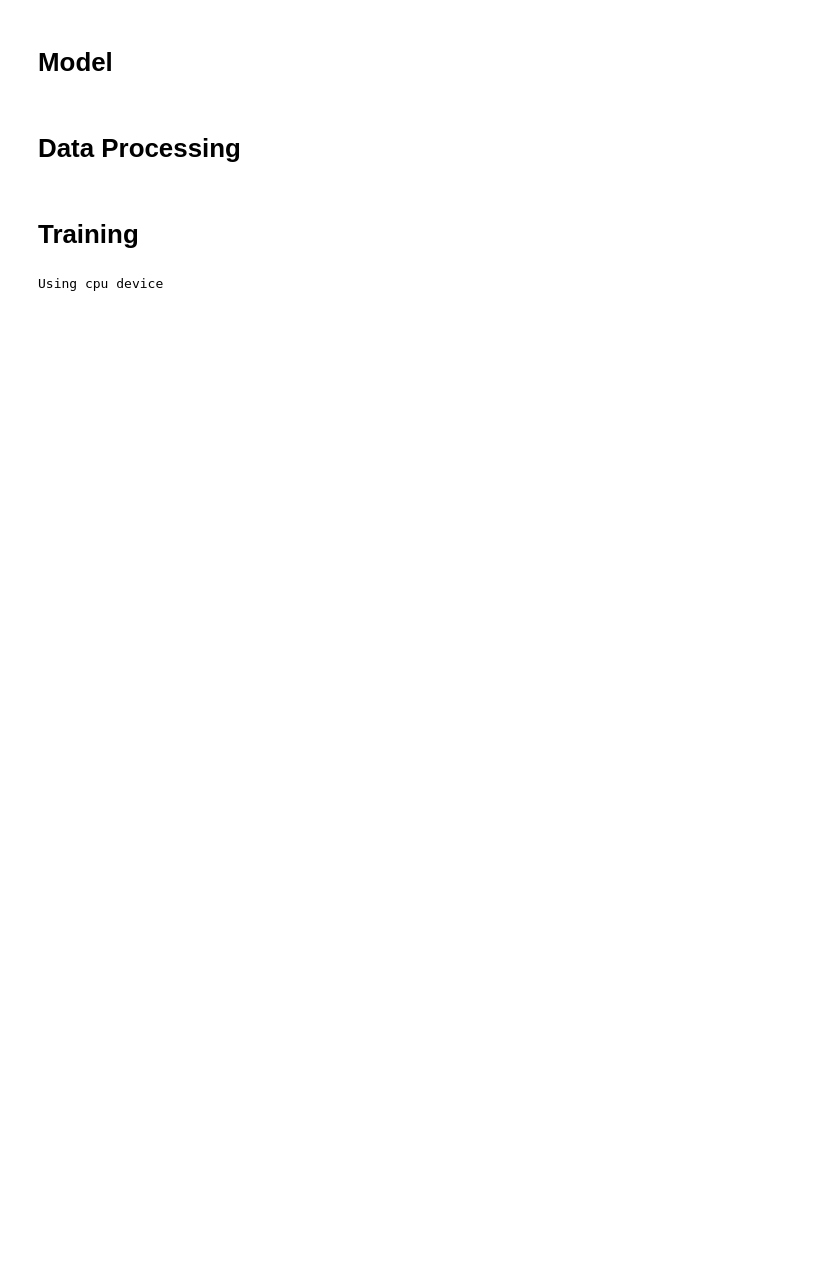
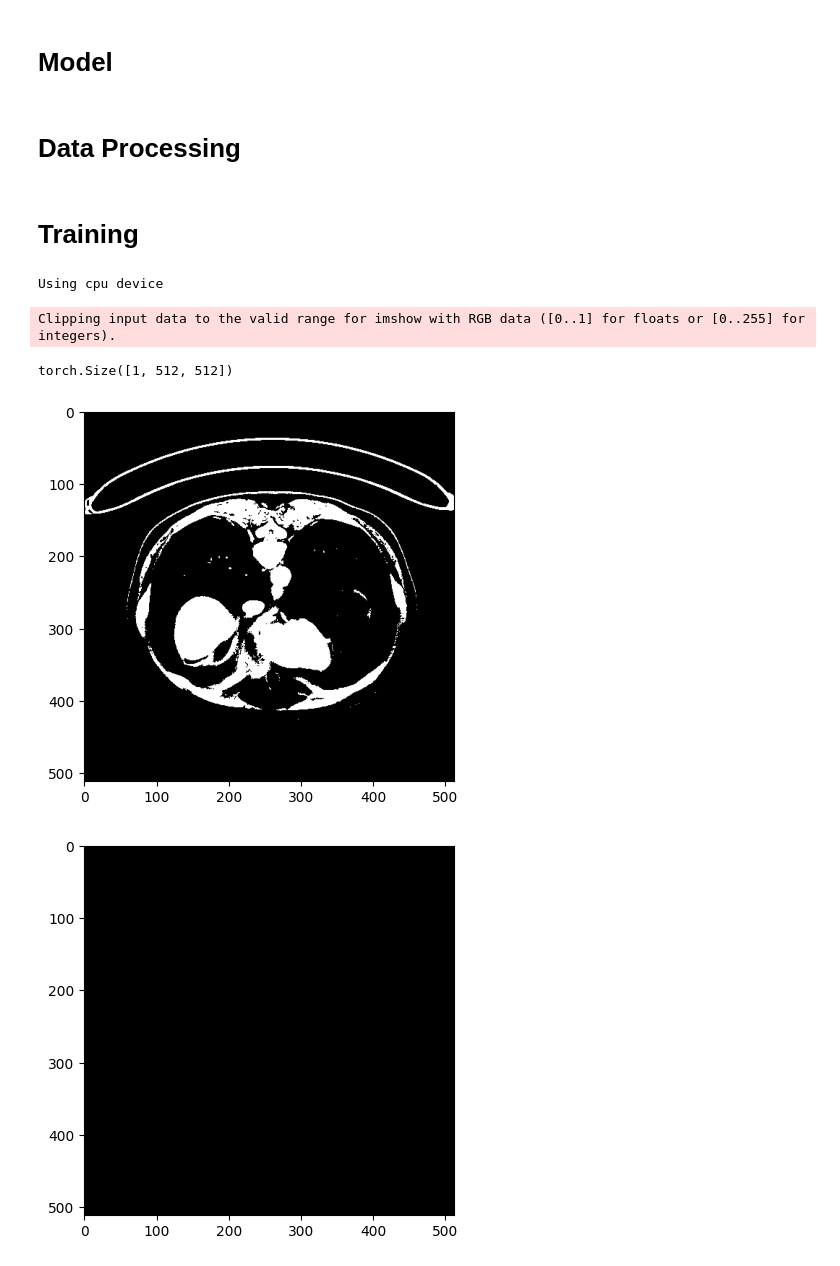
Before and after one commit to Sergio-So/proyecto-5, a Jupyter notebook: models/U-Net.ipynb, the cells around one changed output. Saved outputs shown, nothing was run; the diff lists cells and outputs as text; code cells hidden in the pictures; blank space fills up the shorter version.

```diff
--- a/models/U-Net.ipynb
+++ b/models/U-Net.ipynb
@@ -143,3 +145,19 @@ testloader = torch.utils.data.DataLoader(testset, batch_size=batch_size, shuffle
+# %%
+def imshow(img):
+    npimg = img.numpy()
+    plt.imshow(np.transpose(npimg, (1, 2, 0)), cmap=plt.cm.bone)
+    plt.show()
+
+dataiter = iter(trainloader)
+images, labels = next(dataiter)
+print(images.shape)
+imshow(torchvision.utils.make_grid(images))
+imshow(torchvision.utils.make_grid(labels))
+# %% [output]
+Clipping input data to the valid range for imshow with RGB data ([0..1] for floats or [0..255] for integers).
+torch.Size([1, 512, 512])
+[figure, added]
+[figure, added]
 # %%
 model = UNet(in_channels=1, out_channels=1).to(device)
 # %%
```
Also changed, not shown: parts of 4 cells of this notebook.
